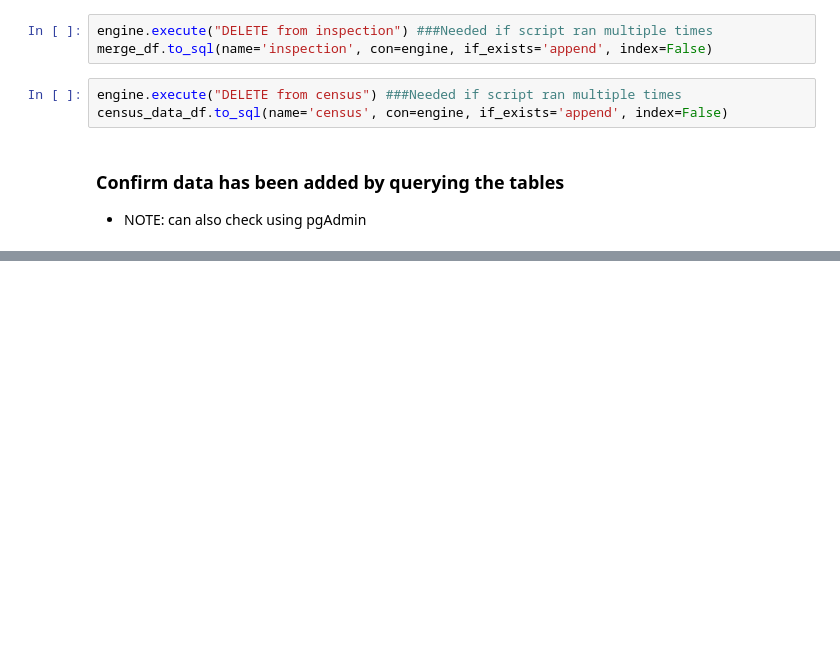
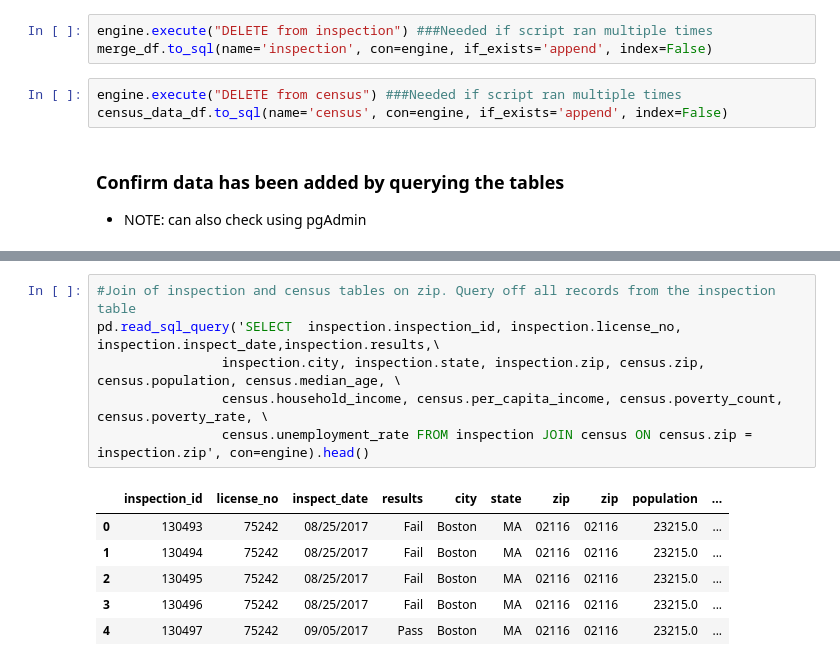
Before and after one commit to keithhorbin/Food-Inspection-ETL, a Jupyter notebook: ETL_master_file.ipynb, the cells around one changed output, grey strips where cells are left out. Saved outputs shown, nothing was run; the diff lists cells and outputs as text; blank space fills up the shorter version.

```diff
--- a/ETL_master_file.ipynb
+++ b/ETL_master_file.ipynb
@@ -265,0 +278,13 @@ pd.read_sql_query('select * from inspection', con=engine).head()
+# %%
+#Join of inspection and census tables on zip. Query off all records from the inspection table
+pd.read_sql_query('SELECT  inspection.inspection_id, inspection.license_no, inspection.inspect_date,inspection.results,\
+                inspection.city, inspection.state, inspection.zip, census.zip, census.population, census.median_age, \
+                census.household_income, census.per_capita_income, census.poverty_count, census.poverty_rate, \
+                census.unemployment_rate FROM inspection JOIN census ON census.zip = inspection.zip', con=engine).head()
+# %% [output]
+|  | inspection_id | license_no | inspect_date | results | city | state | zip | zip | population | ... |
+| 0 | 130493 | 75242 | 08/25/2017 | Fail | Boston | MA | 02116 | 02116 | 23215.0 | ... |
+| 1 | 130494 | 75242 | 08/25/2017 | Fail | Boston | MA | 02116 | 02116 | 23215.0 | ... |
+| 2 | 130495 | 75242 | 08/25/2017 | Fail | Boston | MA | 02116 | 02116 | 23215.0 | ... |
+| 3 | 130496 | 75242 | 08/25/2017 | Fail | Boston | MA | 02116 | 02116 | 23215.0 | ... |
+| 4 | 130497 | 75242 | 09/05/2017 | Pass | Boston | MA | 02116 | 02116 | 23215.0 | ... |
```
Also changed, not shown: parts of 6 cells of this notebook, 6 other files.
